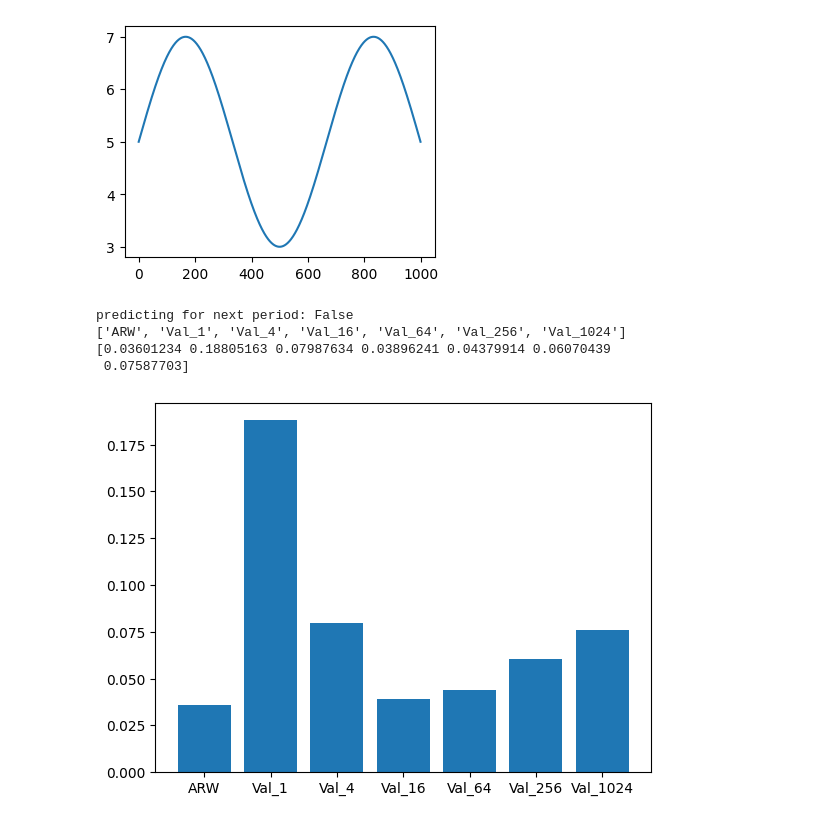
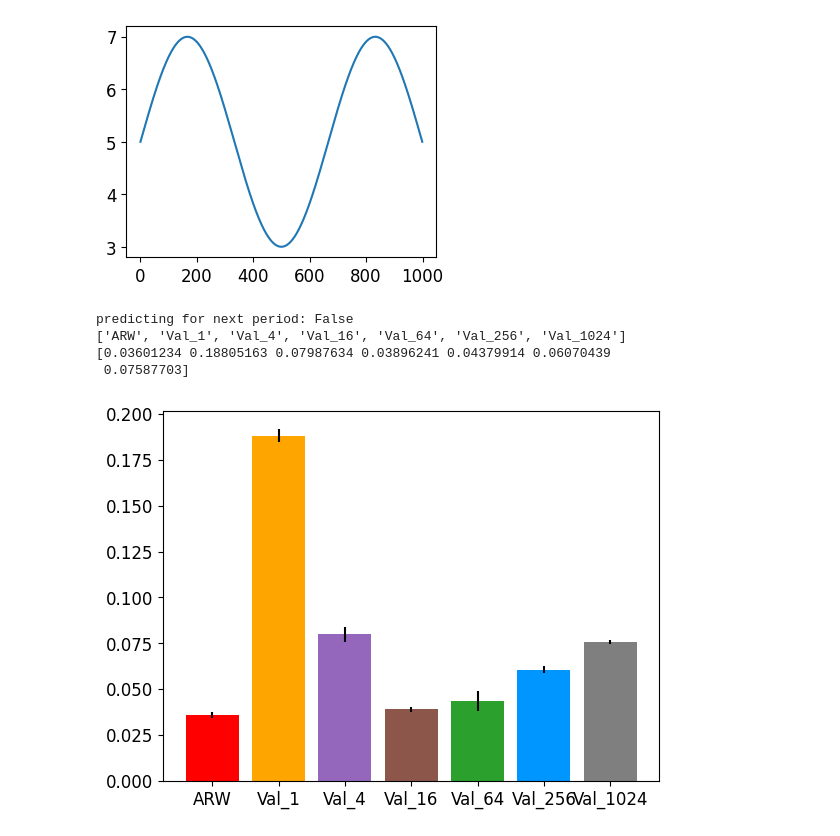
Before and after one commit to eliselyhan/predictive-inference, a Jupyter notebook: code-synthetic-data/mean_estimation.ipynb, the cells around one changed output. Cells and saved outputs as stored; diff of their text form; code cells hidden in the pictures.

```diff
--- a/code-synthetic-data/mean_estimation.ipynb
+++ b/code-synthetic-data/mean_estimation.ipynb
@@ -102,33 +102,35 @@ parameters = {
     "num_trials": num_trials,
     "variance": variance,
     "next_period": next_period,
     "alpha": alpha, "delta": delta, "gamma": gamma,
 }
 
 err_dict = simulate(**parameters)
 
 #process results in err_dict
 
 methods = ['ARW'] + [f'Val_{k}' for k in fixed_windows]
 print('predicting for next period:', next_period)
 print(methods)
 num_methods = len(methods)
 err_array = np.zeros((len(methods), num_trials, num_periods-1))
 for (i, key) in enumerate(err_dict.keys()):
     for (trial, trial_coverage) in err_dict[key].items():
         err_array[i, trial, :] = trial_coverage
 #take average of coverage over time and trials for each method
 mean_error = np.mean(np.mean(err_array[:, :, 100:], axis=2), axis=1)
 std_error = np.std(np.mean(err_array[:, :, 100:], axis=2), axis=1)
 
 #barplot errors
 fig, ax = plt.subplots()
-ax.bar(methods, mean_error)
+colors = ['r', '#FFA500', 'tab:purple', 'tab:brown', 'tab:green', '#0096FF', 'tab:gray']
+for i in range(num_methods):
+    ax.bar(methods[i], mean_error[i], yerr=std_error[i], color=colors[i])
 print(mean_error)
 # %% [output]
-[figure, old version]
+[figure, new version]
 predicting for next period: False
 ['ARW', 'Val_1', 'Val_4', 'Val_16', 'Val_64', 'Val_256', 'Val_1024']
 [0.03601234 0.18805163 0.07987634 0.03896241 0.04379914 0.06070439
  0.07587703]
-[figure, old version]
+[figure, new version]
```
Also changed, not shown: parts of 1 cell of this notebook, 2 other files.
